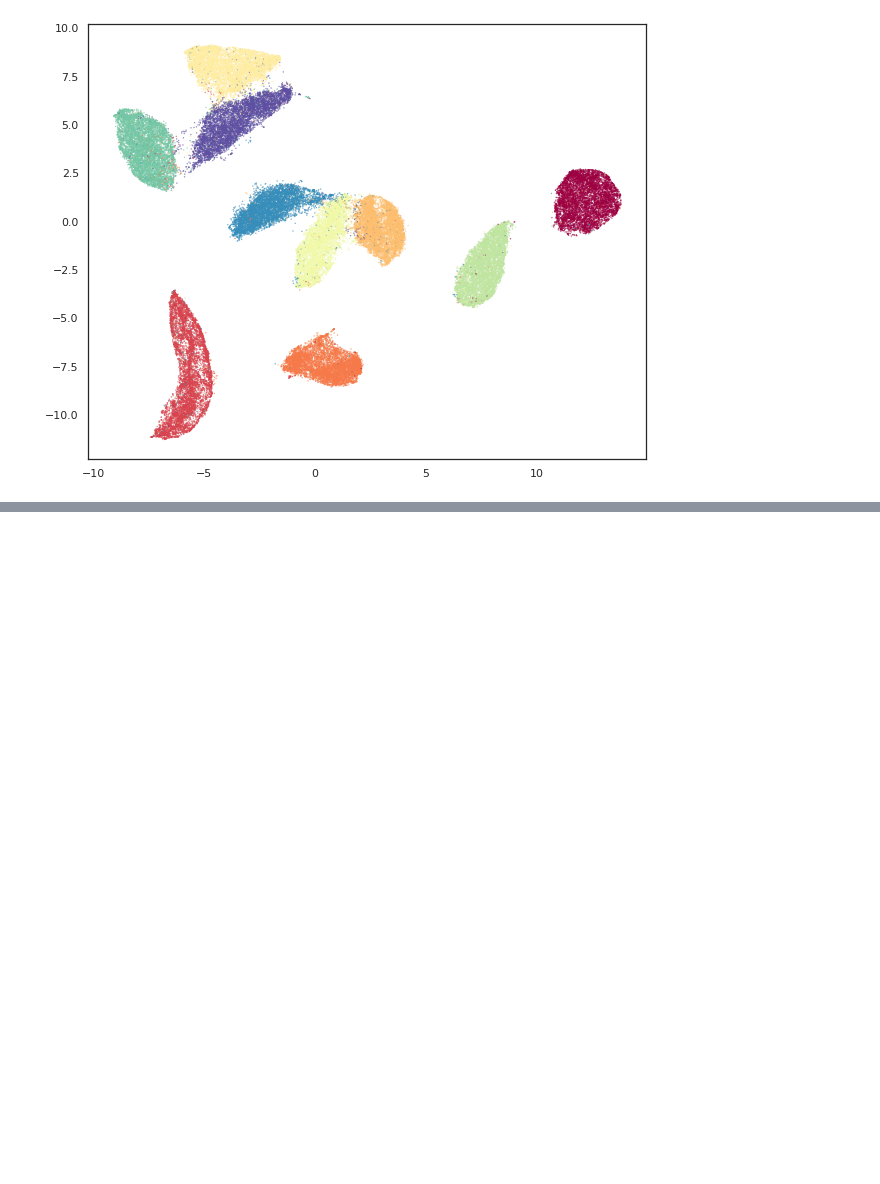
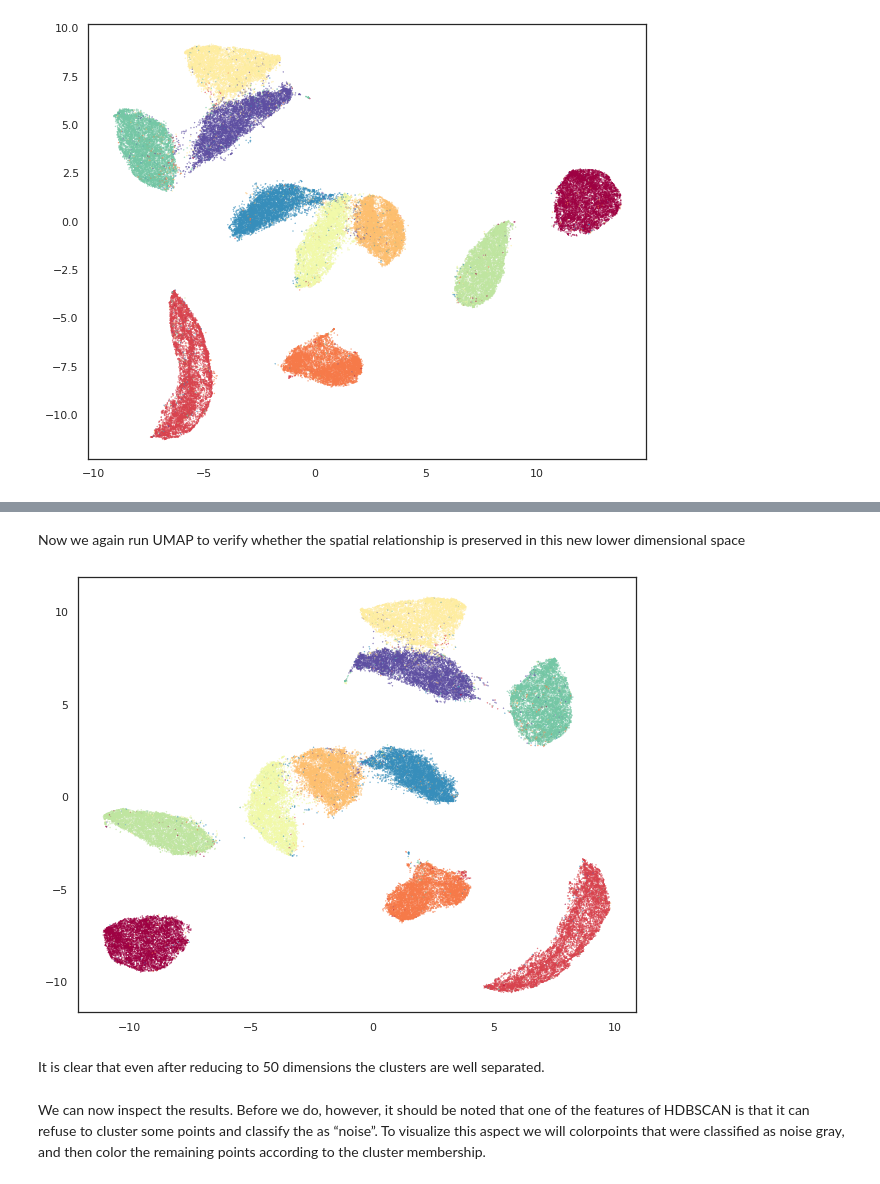
Before and after one commit to ShaunakSen/Data-Science-and-Machine-Learning, a Jupyter notebook: Clustering_UMAP.ipynb, the cells around one changed output, grey strips where cells are left out. Cells and saved outputs as stored; diff of their text form; code cells hidden in the pictures; blank space fills up the shorter version.

```diff
--- a/Clustering_UMAP.ipynb
+++ b/Clustering_UMAP.ipynb
@@ -86,0 +112,12 @@ plt.scatter(x=standard_embedding[:,0], y=standard_embedding[:,1], c=mnist.target
+# %%
+lowd_mnist = PCA(n_components=50).fit_transform(mnist.data)
+# %% [markdown]
+Now we again run UMAP to verify whether the spatial relationship is preserved in this new lower dimensional space
+# %%
+standard_embedding_lowd = umap.UMAP(random_state=42).fit_transform(lowd_mnist.data)
+
+plt.scatter(x=standard_embedding_lowd[:,0], y=standard_embedding_lowd[:,1], c=mnist.target.astype('int'), s=0.1, cmap='Spectral');
+# %% [output]
+[figure, added]
+# %% [markdown]
+It is clear that even after reducing to 50 dimensions the clusters are well separated.
@@ -86,0 +126,2 @@ plt.scatter(x=standard_embedding[:,0], y=standard_embedding[:,1], c=mnist.target
+# %% [markdown]
+We can now inspect the results. Before we do, however, it should be noted that one of the features of HDBSCAN is that it can refuse to cluster some points and classify the as “noise”. To visualize this aspect we will colorpoints that were classified as noise gray, and then color the remaining points according to the cluster membership.
```
Also changed, not shown: parts of 8 cells of this notebook.
